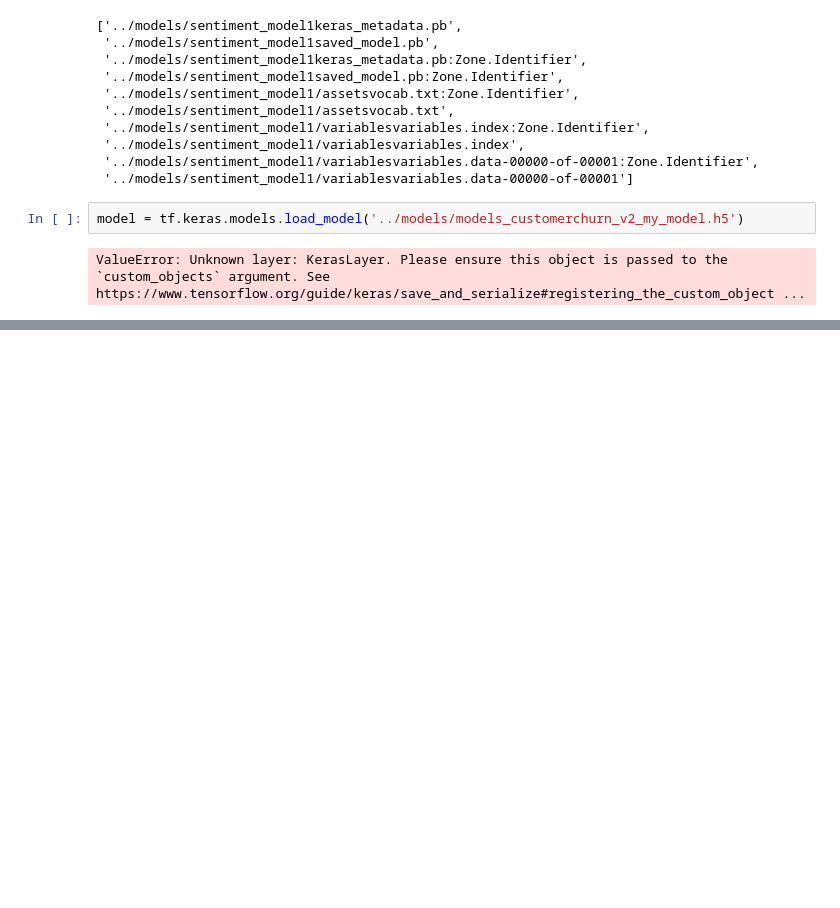
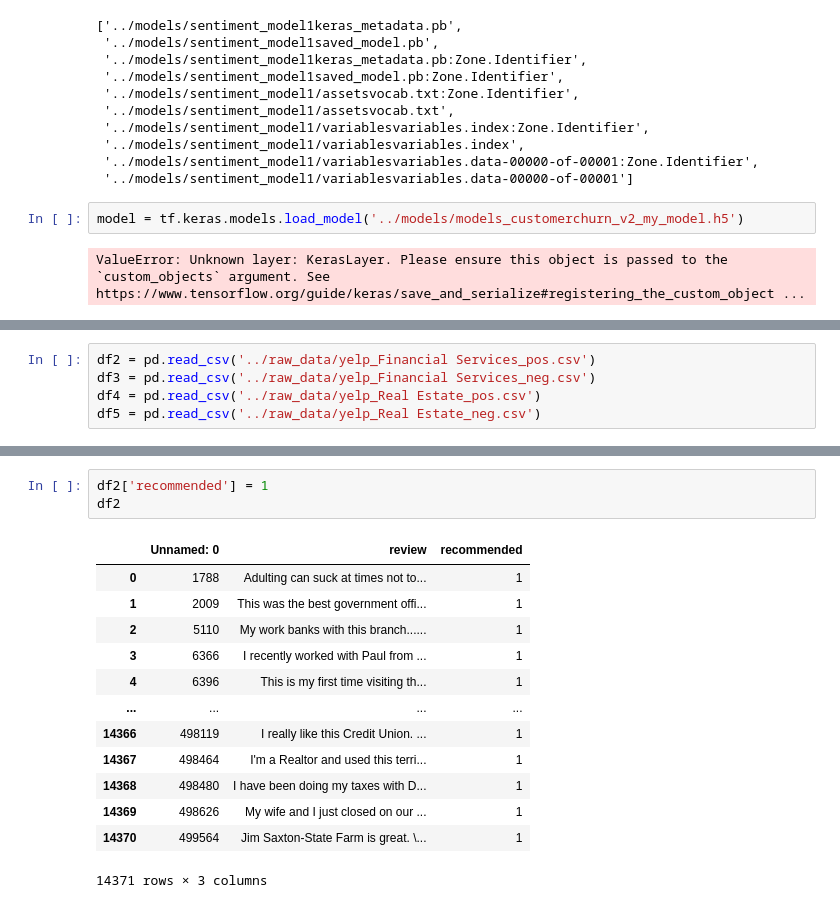
Before and after one commit to Best-Insight/customerchurn, a Jupyter notebook: notebooks/Cathal_GCPmodel_h5 test.ipynb, the cells around one changed output, grey strips where cells are left out. Drawn from its saved outputs; the diff is of its cells as text; blank space fills up the shorter version.

```diff
--- a/notebooks/Cathal_GCPmodel_h5 test.ipynb
+++ b/notebooks/Cathal_GCPmodel_h5 test.ipynb
@@ -86,0 +133,5 @@ ValueError: Unknown layer: KerasLayer. Please ensure this object is passed to th
+# %%
+df2 = pd.read_csv('../raw_data/yelp_Financial Services_pos.csv')
+df3 = pd.read_csv('../raw_data/yelp_Financial Services_neg.csv')
+df4 = pd.read_csv('../raw_data/yelp_Real Estate_pos.csv')
+df5 = pd.read_csv('../raw_data/yelp_Real Estate_neg.csv')
@@ -86,0 +166,17 @@ ValueError: Unknown layer: KerasLayer. Please ensure this object is passed to th
+# %%
+df2['recommended'] = 1
+df2
+# %% [output]
+|  | Unnamed: 0 | review | recommended |
+| 0 | 1788 | Adulting can suck at times not to... | 1 |
+| 1 | 2009 | This was the best government offi... | 1 |
+| 2 | 5110 | My work banks with this branch...... | 1 |
+| 3 | 6366 | I recently worked with Paul from ... | 1 |
+| 4 | 6396 | This is my first time visiting th... | 1 |
+| ... | ... | ... | ... |
+| 14366 | 498119 | I really like this Credit Union. ... | 1 |
+| 14367 | 498464 | I'm a Realtor and used this terri... | 1 |
+| 14368 | 498480 | I have been doing my taxes with D... | 1 |
+| 14369 | 498626 | My wife and I just closed on our ... | 1 |
+| 14370 | 499564 | Jim Saxton-State Farm is great. \... | 1 |
+14371 rows × 3 columns
```
Also changed, not shown: parts of 25 cells of this notebook, 3 other files.
